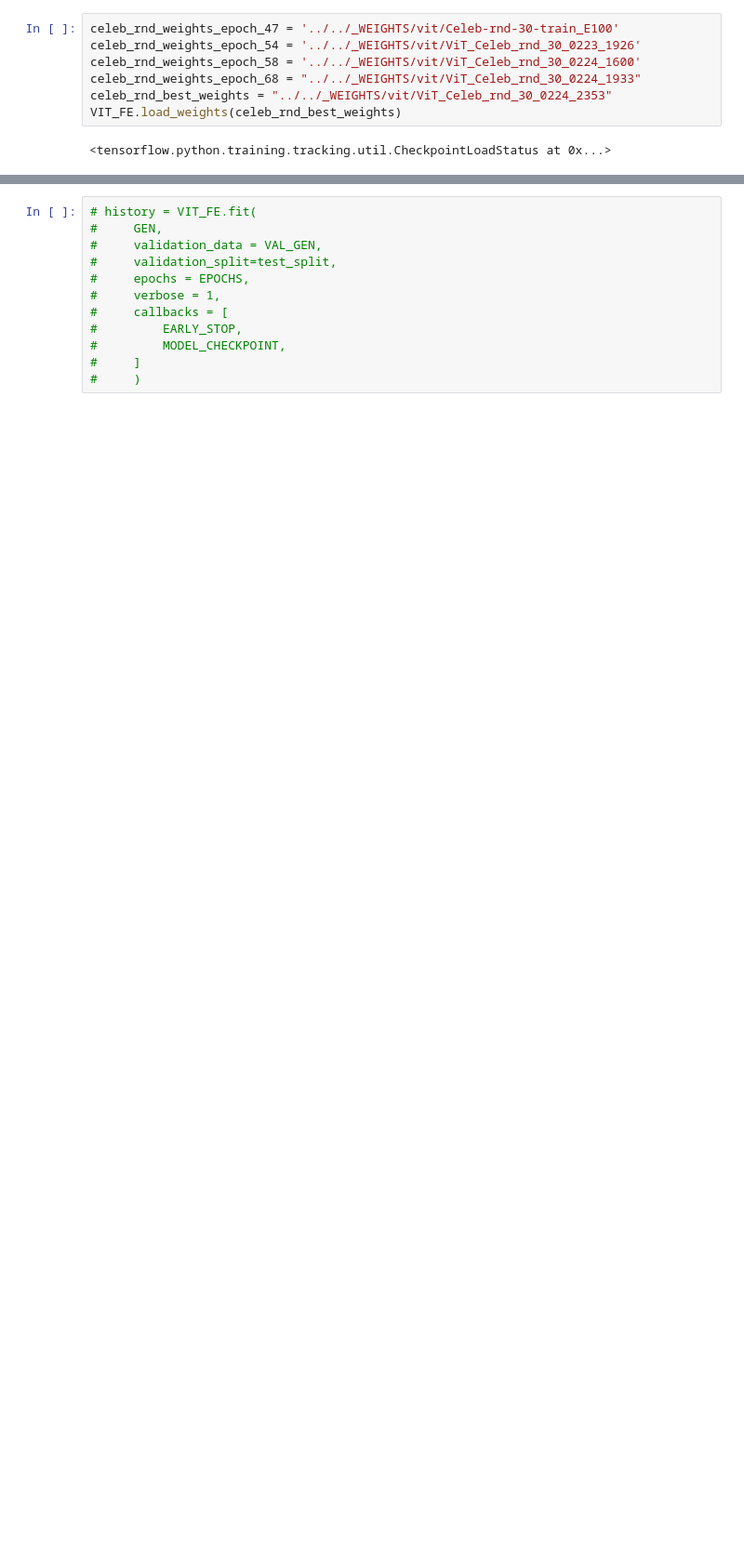
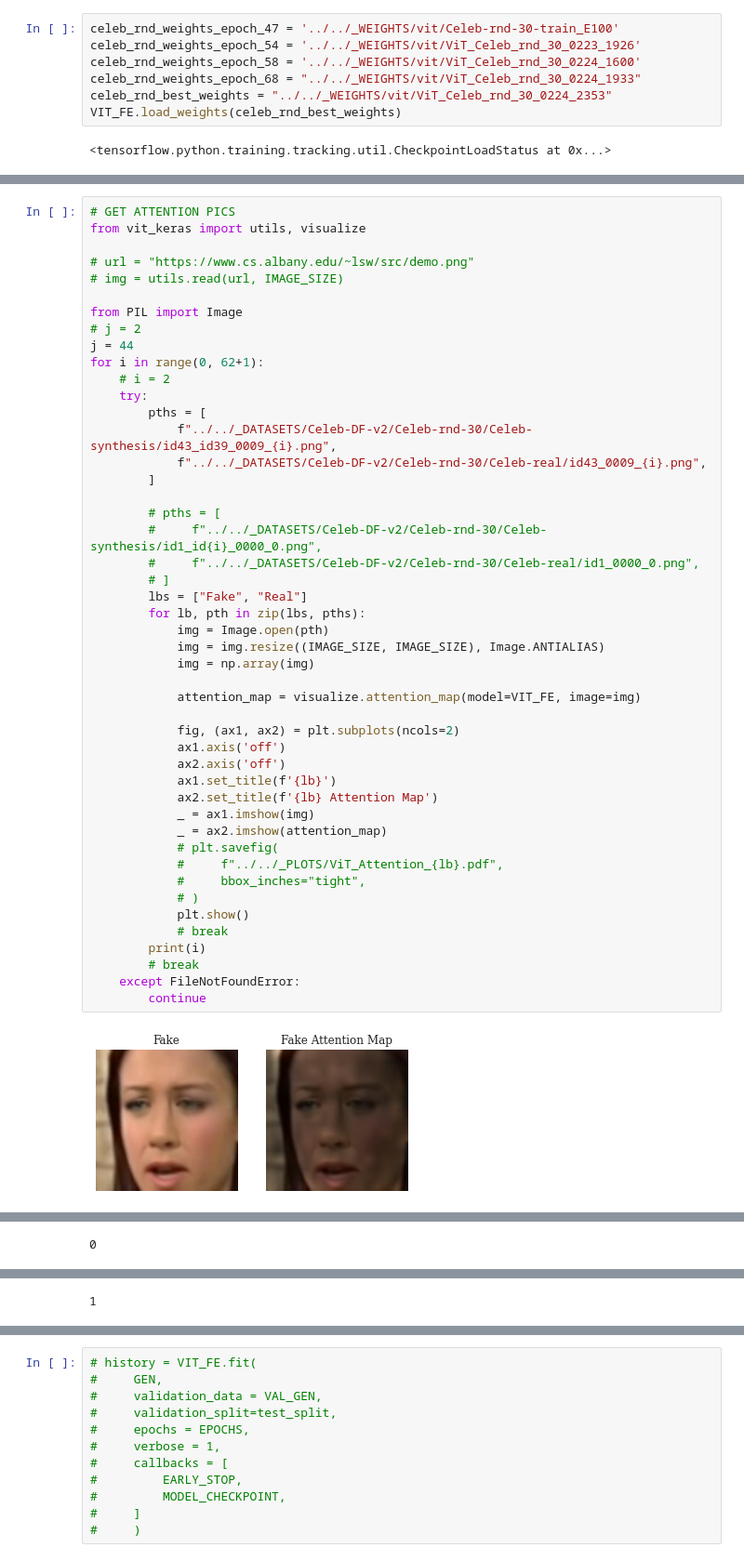
Before and after one commit to zsxkib/MInf-2.0-DeepFake-Detection, a Jupyter notebook: _TRAINING/ViT/ViT.ipynb, the cells around one changed output, grey strips where cells are left out. Shown at 93% size. Drawn from its saved outputs; the diff is of its cells as text; blank space fills up the shorter version.

```diff
--- a/_TRAINING/ViT/ViT.ipynb
+++ b/_TRAINING/ViT/ViT.ipynb
@@ -468,0 +543,49 @@ VIT_FE.load_weights(celeb_rnd_best_weights)
+# %%
+# GET ATTENTION PICS
+from vit_keras import utils, visualize
+
+# url = "https://www.cs.albany.edu/~lsw/src/demo.png"
+# img = utils.read(url, IMAGE_SIZE)
+
+from PIL import Image
+# j = 2
+j = 44
+for i in range(0, 62+1):
+    # i = 2
+    try:
+        pths = [
+            f"../../_DATASETS/Celeb-DF-v2/Celeb-rnd-30/Celeb-synthesis/id43_id39_0009_{i}.png",
+            f"../../_DATASETS/Celeb-DF-v2/Celeb-rnd-30/Celeb-real/id43_0009_{i}.png",
+        ]
+
+        # pths = [
+        #     f"../../_DATASETS/Celeb-DF-v2/Celeb-rnd-30/Celeb-synthesis/id1_id{i}_0000_0.png",
+        #     f"../../_DATASETS/Celeb-DF-v2/Celeb-rnd-30/Celeb-real/id1_0000_0.png",
+        # ]
+        lbs = ["Fake", "Real"]
+        for lb, pth in zip(lbs, pths):
+            img = Image.open(pth)
+            img = img.resize((IMAGE_SIZE, IMAGE_SIZE), Image.ANTIALIAS)
+            img = np.array(img)
+
+            attention_map = visualize.attention_map(model=VIT_FE, image=img)
+
+            fig, (ax1, ax2) = plt.subplots(ncols=2)
+            ax1.axis('off')
+            ax2.axis('off')
+            ax1.set_title(f'{lb}')
+            ax2.set_title(f'{lb} Attention Map')
+            _ = ax1.imshow(img)
+            _ = ax2.imshow(attention_map)
+            # plt.savefig(
+            #     f"../../_PLOTS/ViT_Attention_{lb}.pdf",
+            #     bbox_inches="tight",
+            # )
+            plt.show()
+            # break
+        print(i)
+        # break
+    except FileNotFoundError:
+        continue
+# %% [output]
+[figure, added]
@@ -468,0 +593 @@ VIT_FE.load_weights(celeb_rnd_best_weights)
+0
@@ -468,0 +596 @@ VIT_FE.load_weights(celeb_rnd_best_weights)
+1
```
Also changed, not shown: parts of 3 cells of this notebook, 21 other files.
